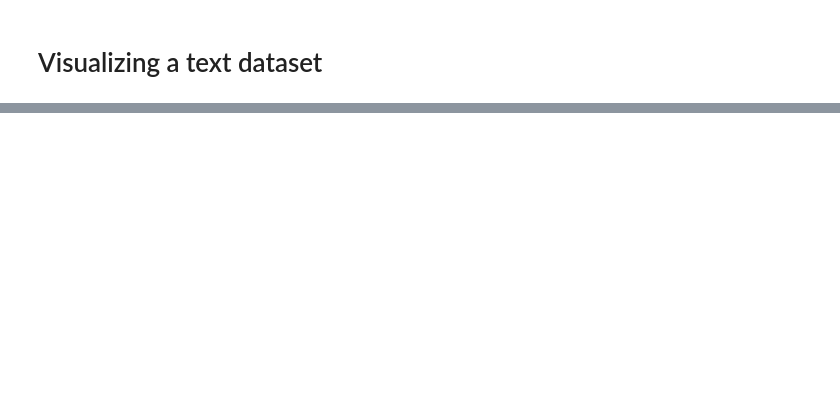
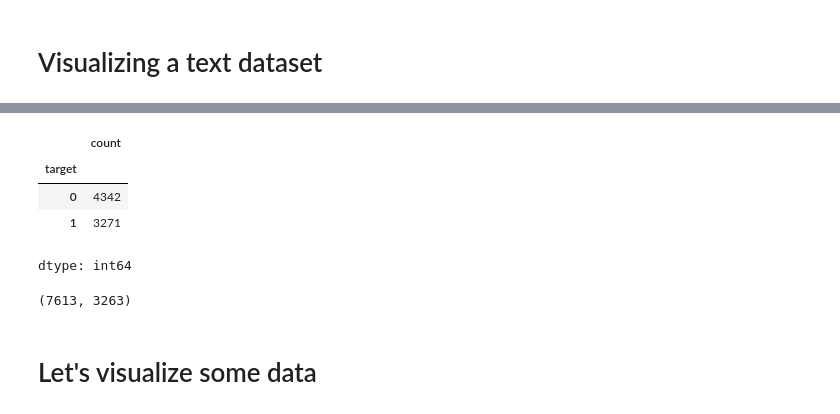
Before and after one commit to whiplaaash/TF-NLP, a Jupyter notebook: colab_NLP.ipynb, the cells around one changed output, grey strips where cells are left out. Drawn from its saved outputs; the diff is of its cells as text; code cells hidden in the pictures; blank space fills up the shorter version.

```diff
--- a/colab_NLP.ipynb
+++ b/colab_NLP.ipynb
@@ -63,0 +99,18 @@ train_df = pd.read_csv("")
+# %%
+# How many examples of class are there?
+train_df_shuffled.target.value_counts()
+
+# Data are quite well balanced (60:40)
+# %% [output]
+|  | count |
+| target |  |
+| 0 | 4342 |
+| 1 | 3271 |
+dtype: int64
+# %%
+# How many total samples?
+len(train_df), len(test_df)
+# %% [output]
+(7613, 3263)
+# %% [markdown]
+# Let's visualize some data
```
Also changed, not shown: parts of 12 cells of this notebook.
